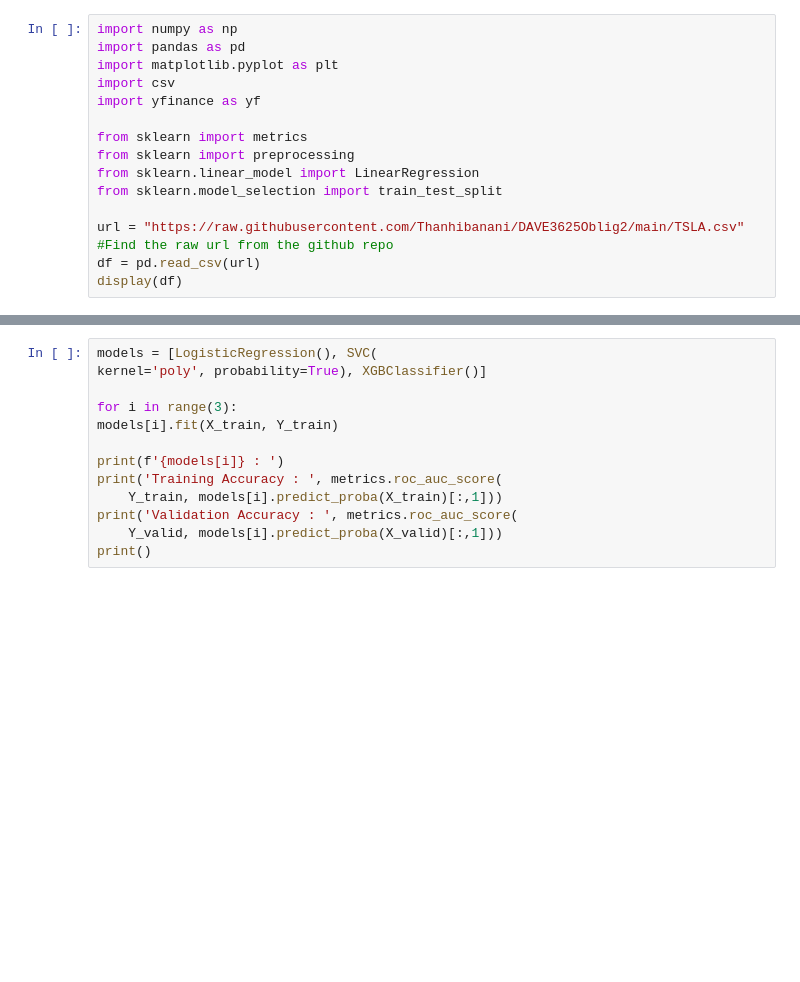
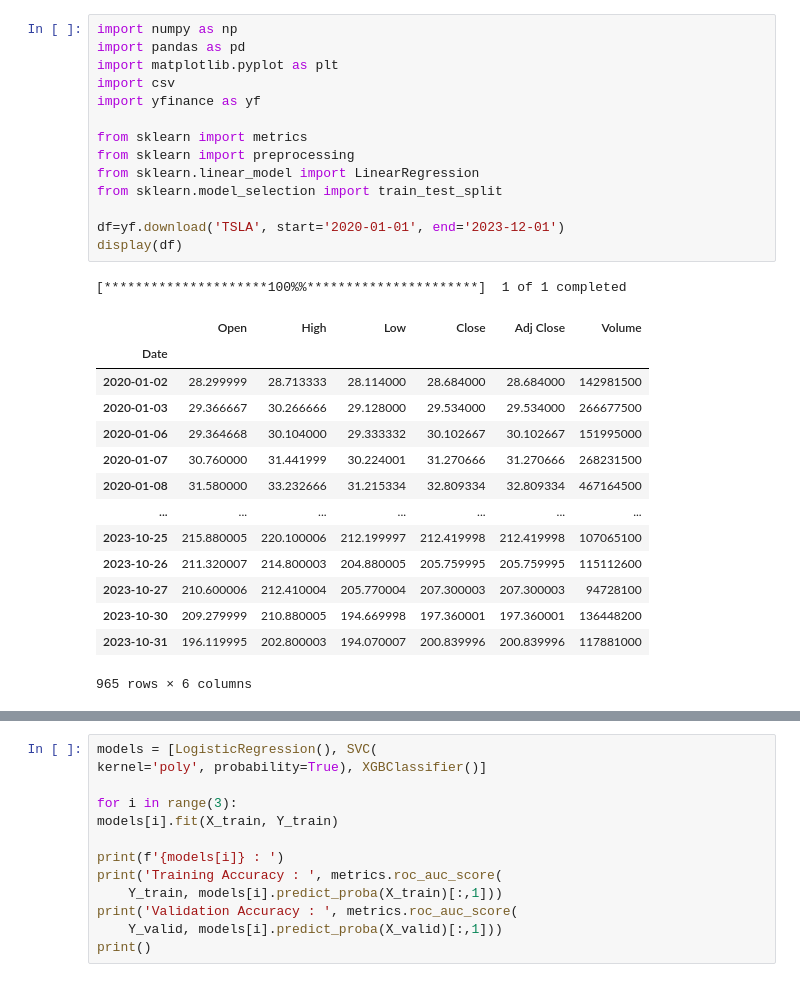
Before and after one commit to Thanhibanani/DAVE3625Oblig2, a Jupyter notebook: obligtest.ipynb, the cells around one changed output, grey strips where cells are left out. Saved outputs shown, nothing was run; the diff lists cells and outputs as text; blank space fills up the shorter version.

```diff
--- a/obligtest.ipynb
+++ b/obligtest.ipynb
@@ -1,19 +1,33 @@
 # %%
 import numpy as np
 import pandas as pd
 import matplotlib.pyplot as plt
 import csv
 import yfinance as yf
 
 from sklearn import metrics
 from sklearn import preprocessing
 from sklearn.linear_model import LinearRegression
 from sklearn.model_selection import train_test_split
 
-url = "https://raw.githubusercontent.com/Thanhibanani/DAVE3625Oblig2/main/TSLA.csv"
-#Find the raw url from the github repo
-df = pd.read_csv(url)
+df=yf.download('TSLA', start='2020-01-01', end='2023-12-01')
 display(df)
+# %% [output]
+[*********************100%%**********************]  1 of 1 completed
+|  | Open | High | Low | Close | Adj Close | Volume |
+| Date |  |  |  |  |  |  |
+| 2020-01-02 | 28.299999 | 28.713333 | 28.114000 | 28.684000 | 28.684000 | 142981500 |
+| 2020-01-03 | 29.366667 | 30.266666 | 29.128000 | 29.534000 | 29.534000 | 266677500 |
+| 2020-01-06 | 29.364668 | 30.104000 | 29.333332 | 30.102667 | 30.102667 | 151995000 |
+| 2020-01-07 | 30.760000 | 31.441999 | 30.224001 | 31.270666 | 31.270666 | 268231500 |
+| 2020-01-08 | 31.580000 | 33.232666 | 31.215334 | 32.809334 | 32.809334 | 467164500 |
+| ... | ... | ... | ... | ... | ... | ... |
+| 2023-10-25 | 215.880005 | 220.100006 | 212.199997 | 212.419998 | 212.419998 | 107065100 |
+| 2023-10-26 | 211.320007 | 214.800003 | 204.880005 | 205.759995 | 205.759995 | 115112600 |
+| 2023-10-27 | 210.600006 | 212.410004 | 205.770004 | 207.300003 | 207.300003 | 94728100 |
+| 2023-10-30 | 209.279999 | 210.880005 | 194.669998 | 197.360001 | 197.360001 | 136448200 |
+| 2023-10-31 | 196.119995 | 202.800003 | 194.070007 | 200.839996 | 200.839996 | 117881000 |
+965 rows × 6 columns
 # %%
 plt.figure(figsize=(15,5))
 plt.plot(df['Close'])
```
Also changed, not shown: parts of 2 cells of this notebook, 1 other file.
